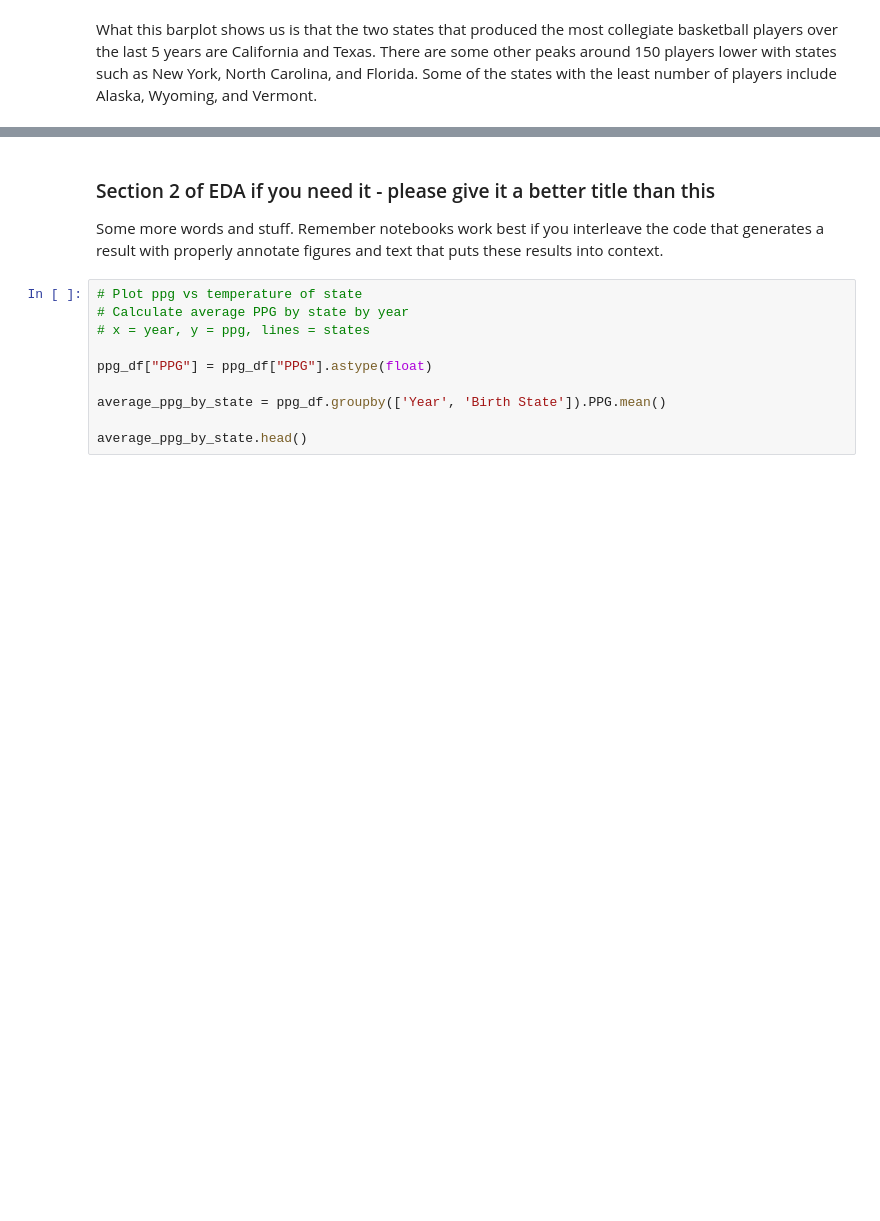
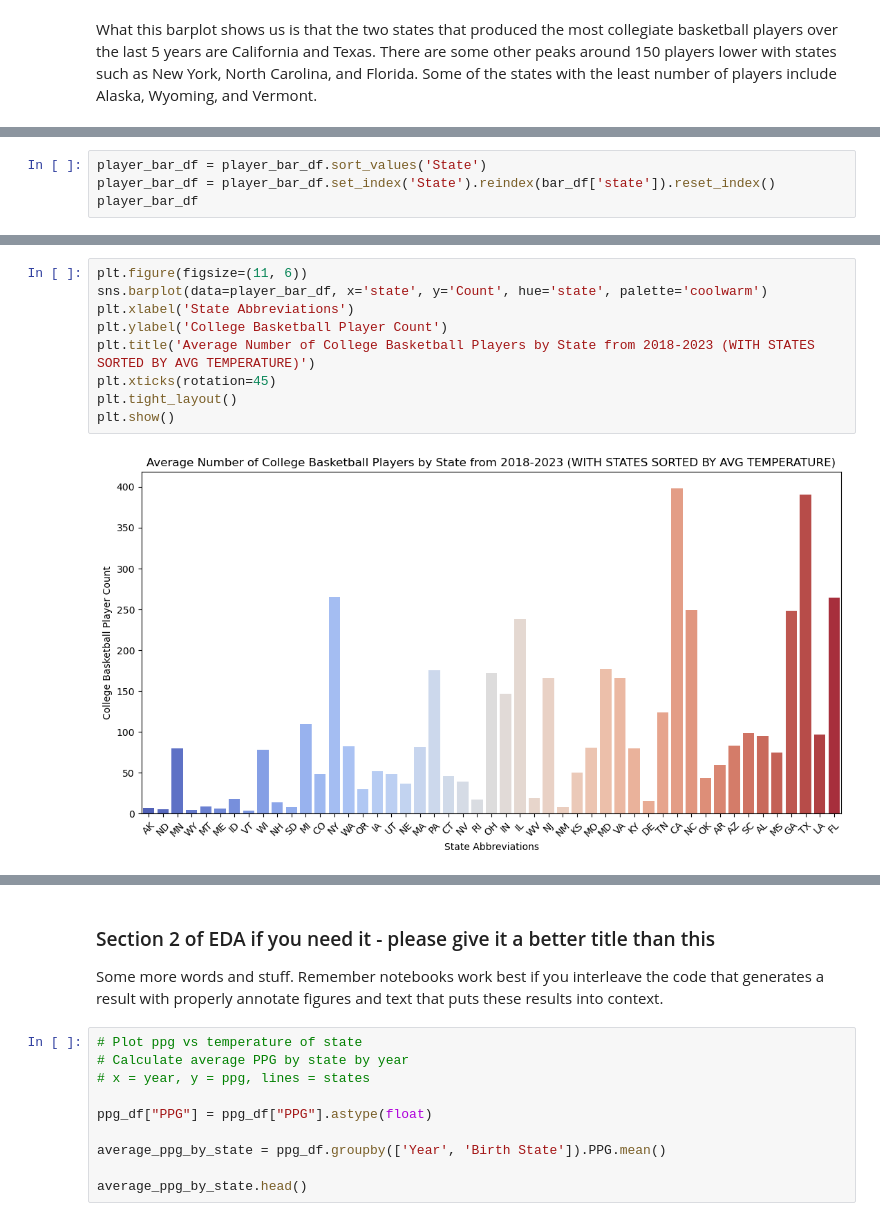
Before and after one commit to jayden789/State-weather-player-performance, a Jupyter notebook: EDACheckpoint_group69.ipynb, the cells around one changed output, grey strips where cells are left out. Saved outputs shown, nothing was run; the diff lists cells and outputs as text; blank space fills up the shorter version.

```diff
--- a/EDACheckpoint_group69.ipynb
+++ b/EDACheckpoint_group69.ipynb
@@ -738,0 +741,4 @@ What this barplot shows us is that the two states that produced the most collegi
+# %%
+player_bar_df = player_bar_df.sort_values('State')
+player_bar_df = player_bar_df.set_index('State').reindex(bar_df['state']).reset_index()
+player_bar_df
@@ -738,0 +763,11 @@ What this barplot shows us is that the two states that produced the most collegi
+# %%
+plt.figure(figsize=(11, 6))
+sns.barplot(data=player_bar_df, x='state', y='Count', hue='state', palette='coolwarm')
+plt.xlabel('State Abbreviations')
+plt.ylabel('College Basketball Player Count')
+plt.title('Average Number of College Basketball Players by State from 2018-2023 (WITH STATES SORTED BY AVG TEMPERATURE)')
+plt.xticks(rotation=45)
+plt.tight_layout()
+plt.show()
+# %% [output]
+[figure, added]
```
Also changed, not shown: parts of 5 cells of this notebook.
